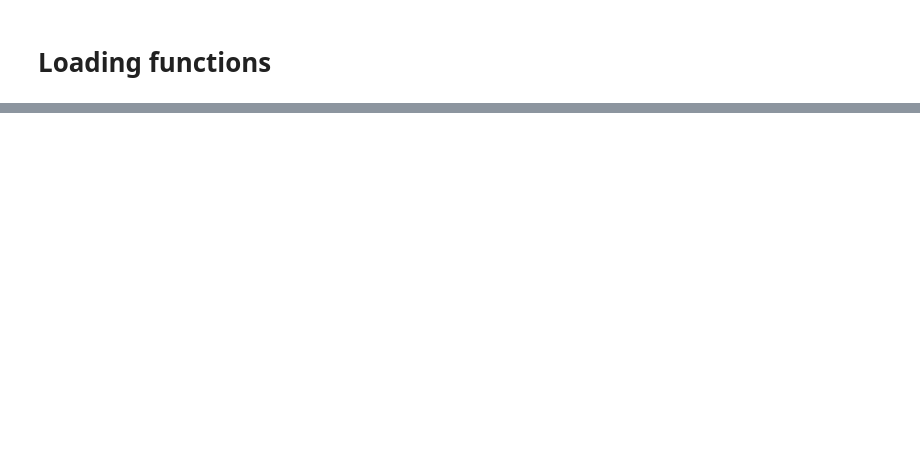
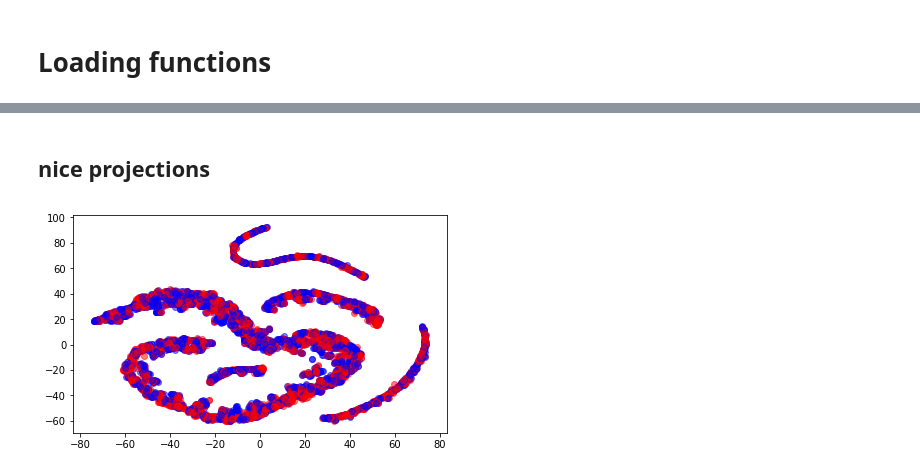
Before and after one commit to cbernet/recnn, a Jupyter notebook: notebooks/RocsPlot.ipynb, the cells around one changed output, grey strips where cells are left out. Cells and saved outputs as stored; diff of their text form; code cells hidden in the pictures; blank space fills up the shorter version.

Commit message:
still improving figure creation

```diff
--- a/notebooks/RocsPlot.ipynb
+++ b/notebooks/RocsPlot.ipynb
@@ -1,3 +1,5 @@
+# %%
+basepath = '/data/conda/recnn/data'
 # %%
 from sklearn.preprocessing import RobustScaler
 from sklearn.metrics import roc_auc_score
@@ -144,0 +277,7 @@ def build_rocs(prefix_train, prefix_test, model_pattern, preprocess=None, gated=
+# %%
+filename_train = "/npyfiles/MoreStat_anti-kt_train.npy"
+filename_test = "/npyfiles/MoreStat_anti-kt_test.npy"
+modelpath = "/models/model_anti-kt.pickle"
+# %%
+tf = load_tf(basepath+filename_train)
+X, y = load_test(tf, basepath+filename_test)
@@ -144,0 +299,18 @@ def build_rocs(prefix_train, prefix_test, model_pattern, preprocess=None, gated=
+# %%
+fd = open(basepath+modelpath, "rb")
+params = pickle.load(fd)
+fd.close()
+# %% [markdown]
+## nice projections
+# %%
+Xt = grnn_transform_simple(params, X[:5000])
+Xtt = TSNE(n_components=2).fit_transform(Xt)
+
+fig=plt.figure()
+for i in range(5000):
+    plt.scatter(Xtt[i, 0], Xtt[i, 1], color="b" if y[i] == 1 else "r", alpha=0.5)
+
+fig.set_size_inches(6.69291,4)
+plt.show()
+# %% [output]
+[figure, added]
```
Also changed, not shown: parts of 13 cells of this notebook, 1 other file.
